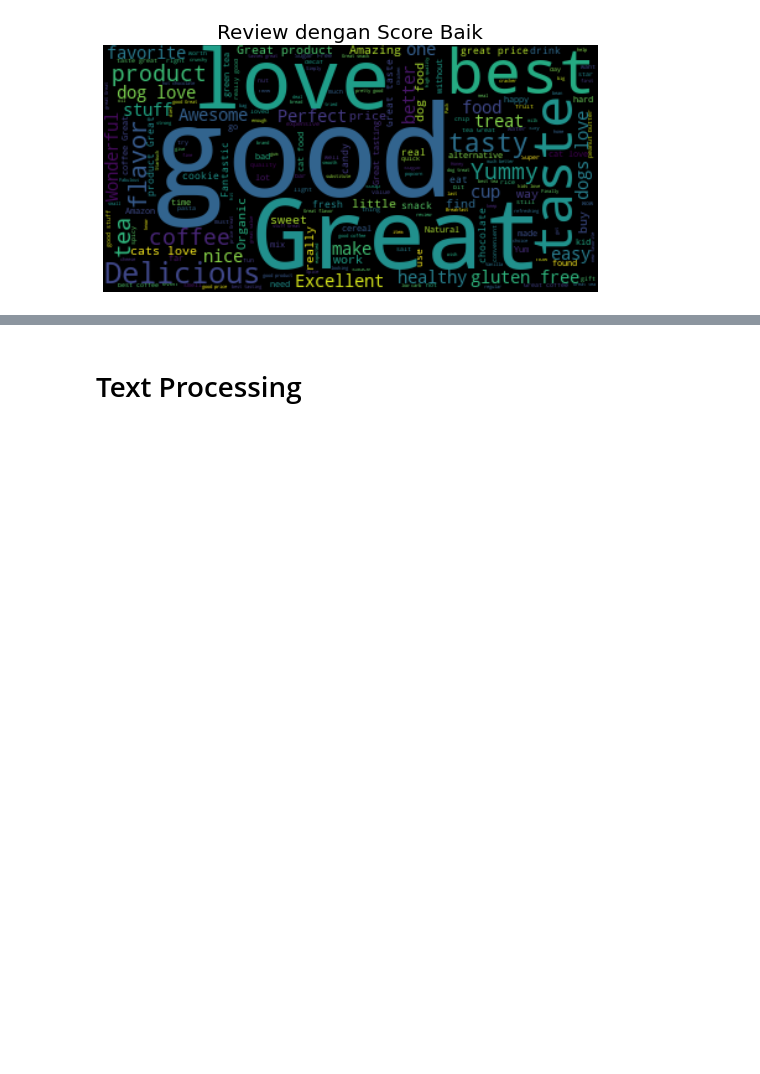
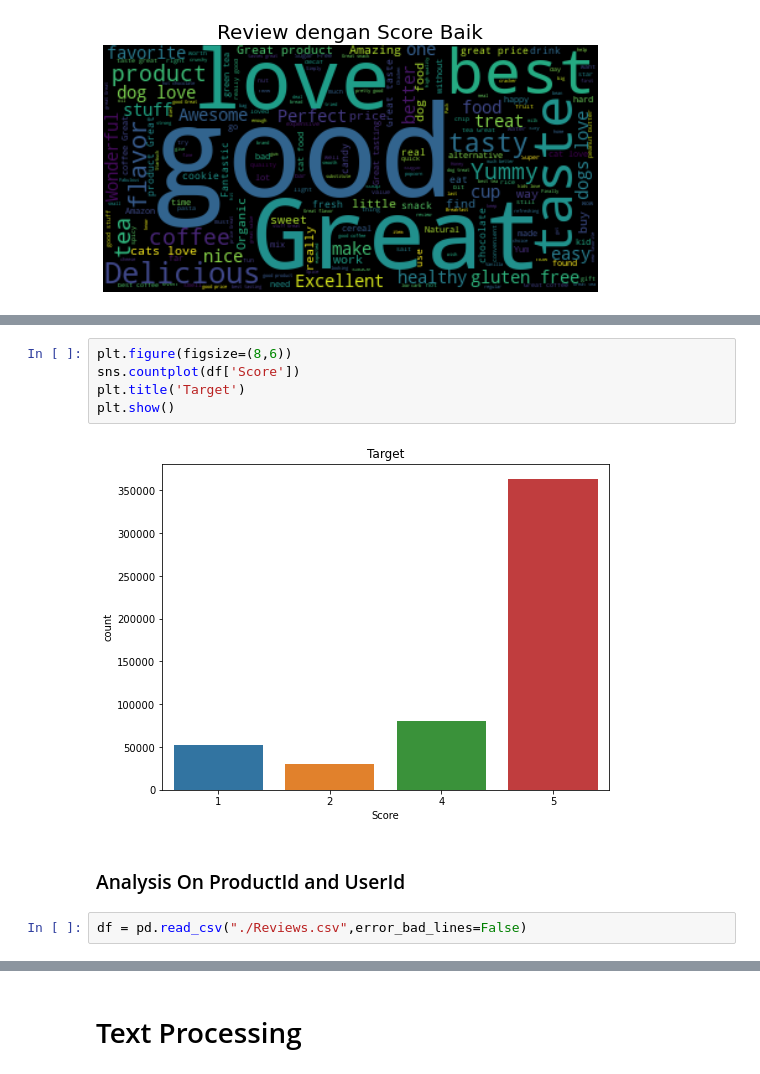
Before and after one commit to christinaclara/Sentiment-Analysis-for-Amazon-Food-Review-Using-NaiveBayes--Impostor, a Jupyter notebook: Sentiment Analysis for Amazon Food Review .ipynb, the cells around one changed output, grey strips where cells are left out. Saved outputs shown, nothing was run; the diff lists cells and outputs as text; blank space fills up the shorter version.

```diff
--- a/Sentiment Analysis for Amazon Food Review Using SVM.ipynb
+++ b/Sentiment Analysis for Amazon Food Review .ipynb
@@ -158,0 +249,11 @@ plt.show()
+# %%
+plt.figure(figsize=(8,6))
+sns.countplot(df['Score'])
+plt.title('Target')
+plt.show()
+# %% [output]
+[figure, added]
+# %% [markdown]
+### Analysis On ProductId and UserId
+# %%
+df = pd.read_csv("./Reviews.csv",error_bad_lines=False)
```
Also changed, not shown: parts of 23 cells of this notebook.
